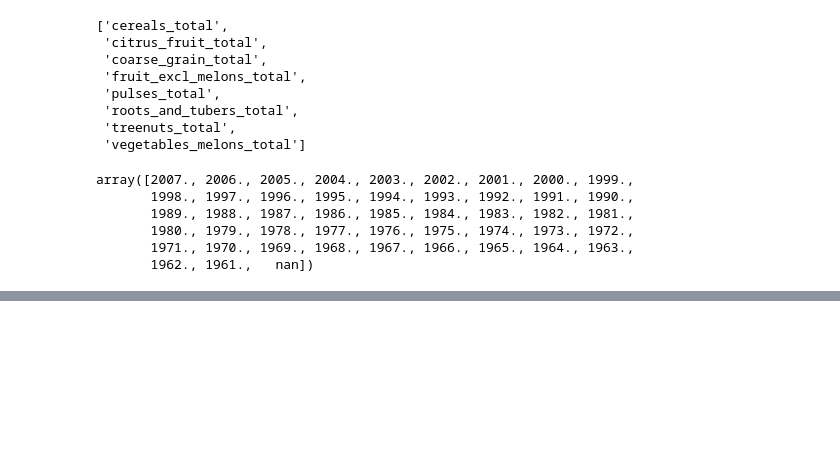
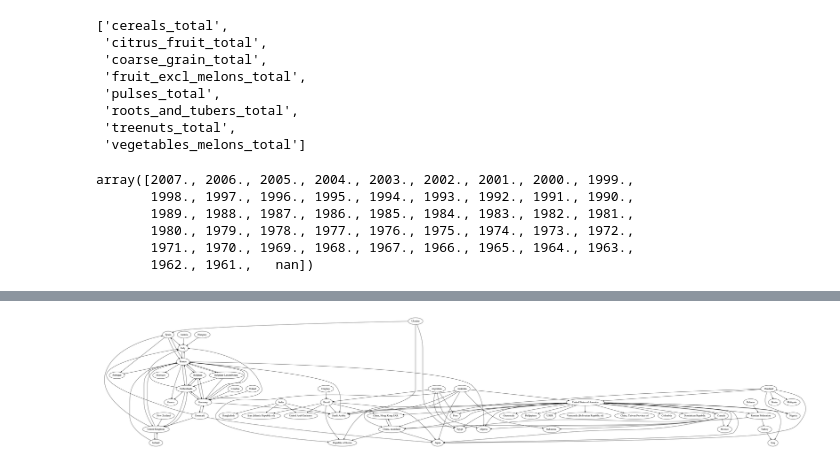
Before and after one commit to tileb1/global-food-statistics, a Jupyter notebook: milestone2.ipynb, the cells around one changed output, grey strips where cells are left out. Drawn from its saved outputs; the diff is of its cells as text; code cells hidden in the pictures; blank space fills up the shorter version.

```diff
--- a/milestone2.ipynb
+++ b/milestone2.ipynb
@@ -487,0 +519,3 @@ array([2007., 2006., 2005., 2004., 2003., 2002., 2001., 2000., 1999.,
+# %%
+trade_matrix_value_2014 = trade_matrix_df[trade_matrix_df['Element']=='Export Value']
+trade_matrix_value_2014 = trade_matrix_value_2014[['Reporter Countries', 'Partner Countries', 'Value']]
@@ -487,0 +554,13 @@ array([2007., 2006., 2005., 2004., 2003., 2002., 2001., 2000., 1999.,
+# %%
+from networkx.drawing.nx_agraph import to_agraph
+from IPython.display import Image
+
+G.graph['edge'] = {'arrowsize': '0.6', 'splines': 'curved'}
+# G.graph['graph'] = {'scale': '1'}
+
+A = to_agraph(G)
+A.layout('dot')
+A.draw('export_import_graph.svg')
+Image(filename='export_import_graph.png')
+# %% [output]
+[figure, added]
```
Also changed, not shown: parts of 28 cells of this notebook, 2 other files.
